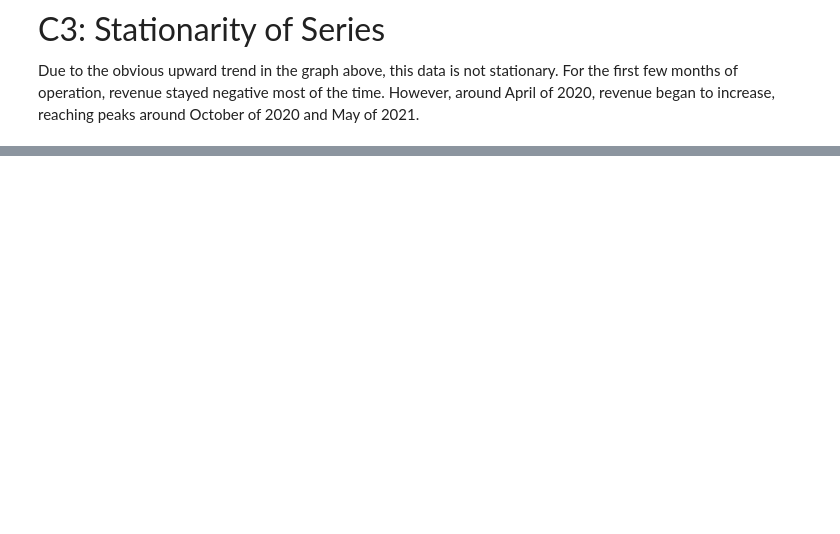
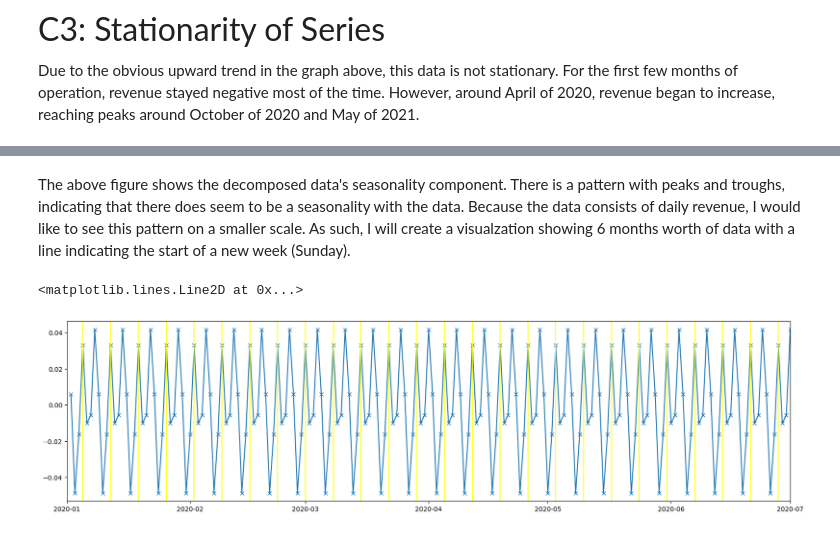
Before and after one commit to CGRowe96/WGU_MSDA, a Jupyter notebook: Untitled-1.ipynb, the cells around one changed output, grey strips where cells are left out. Drawn from its saved outputs; the diff is of its cells as text; code cells hidden in the pictures; blank space fills up the shorter version.

Commit message:
Almost there

```diff
--- a/Untitled-1.ipynb
+++ b/Untitled-1.ipynb
@@ -107,0 +203,35 @@ Due to the obvious upward trend in the graph above, this data is not stationary.
+# %% [markdown]
+The above figure shows the decomposed data's seasonality component. There is a pattern with peaks and troughs, indicating that there does seem to be a seasonality with the data. Because the data consists of daily revenue, I would like to see this pattern on a smaller scale. As such, I will create a visualzation showing 6 months worth of data with a line indicating the start of a new week (Sunday).
+# %%
+plt.figure(figsize=[20,5])
+plt.plot(med_df_decomp.seasonal, marker='x')
+plt.xlim(pd.to_datetime('2020-01-01'), pd.to_datetime('2020-07-01'))
+plt.axvline(x=pd.to_datetime('2020-01-05'), color='yellow')
+plt.axvline(x=pd.to_datetime('2020-01-12'), color='yellow')
+plt.axvline(x=pd.to_datetime('2020-01-19'), color='yellow')
+plt.axvline(x=pd.to_datetime('2020-01-26'), color='yellow')
+plt.axvline(x=pd.to_datetime('2020-02-02'), color='yellow')
+plt.axvline(x=pd.to_datetime('2020-02-09'), color='yellow')
+plt.axvline(x=pd.to_datetime('2020-02-16'), color='yellow')
+plt.axvline(x=pd.to_datetime('2020-02-23'), color='yellow')
+plt.axvline(x=pd.to_datetime('2020-03-01'), color='yellow')
+plt.axvline(x=pd.to_datetime('2020-03-08'), color='yellow')
+plt.axvline(x=pd.to_datetime('2020-03-15'), color='yellow')
+plt.axvline(x=pd.to_datetime('2020-03-22'), color='yellow')
+plt.axvline(x=pd.to_datetime('2020-03-29'), color='yellow')
+plt.axvline(x=pd.to_datetime('2020-04-05'), color='yellow')
+plt.axvline(x=pd.to_datetime('2020-04-12'), color='yellow')
+plt.axvline(x=pd.to_datetime('2020-04-19'), color='yellow')
+plt.axvline(x=pd.to_datetime('2020-04-26'), color='yellow')
+plt.axvline(x=pd.to_datetime('2020-05-03'), color='yellow')
+plt.axvline(x=pd.to_datetime('2020-05-10'), color='yellow')
+plt.axvline(x=pd.to_datetime('2020-05-17'), color='yellow')
+plt.axvline(x=pd.to_datetime('2020-05-24'), color='yellow')
+plt.axvline(x=pd.to_datetime('2020-05-31'), color='yellow')
+plt.axvline(x=pd.to_datetime('2020-06-07'), color='yellow')
+plt.axvline(x=pd.to_datetime('2020-06-14'), color='yellow')
+plt.axvline(x=pd.to_datetime('2020-06-21'), color='yellow')
+plt.axvline(x=pd.to_datetime('2020-06-28'), color='yellow')
+# %% [output]
+<matplotlib.lines.Line2D at 0x...>
+[figure, added]
```
Also changed, not shown: parts of 34 cells of this notebook.
